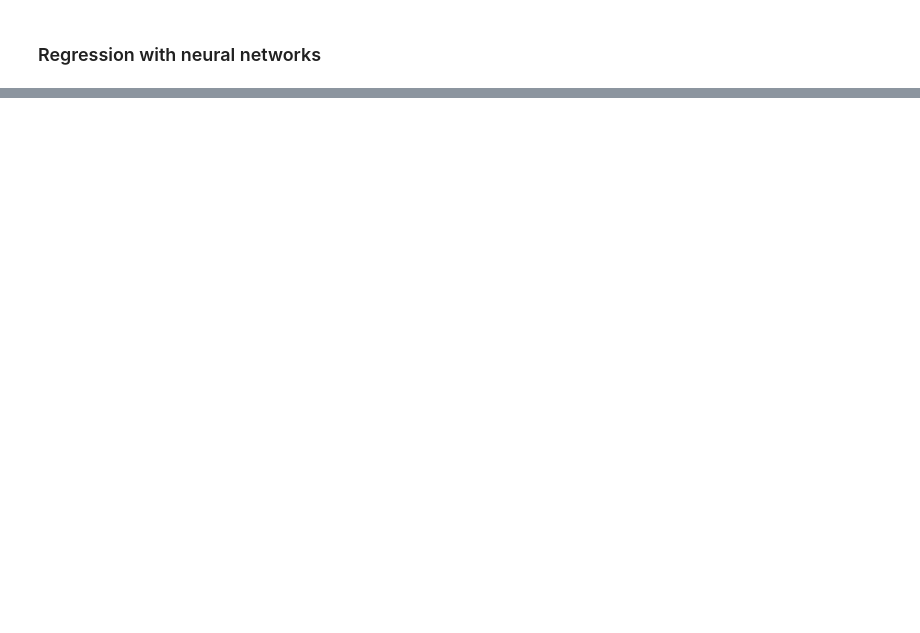
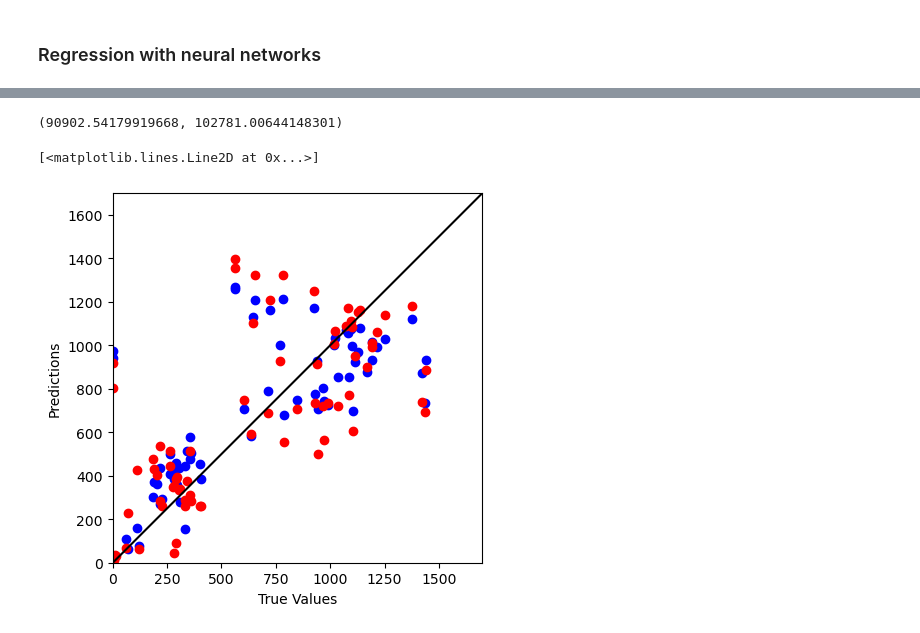
Before and after one commit to animeshmaiti/bike-regression, a Jupyter notebook: main.ipynb, the cells around one changed output, grey strips where cells are left out. Drawn from its saved outputs; the diff is of its cells as text; code cells hidden in the pictures; blank space fills up the shorter version.

```diff
--- a/main.ipynb
+++ b/main.ipynb
@@ -168,0 +218,3 @@ plt.show()
+# %%
+y_pred_lr = all_reg.predict(X_test_all)
+y_pred_nn = nn_model.predict(X_test_all)
@@ -168,0 +226,17 @@ plt.show()
+# %%
+MSE(y_pred_lr,y_test_all),MSE(y_pred_nn,y_test_all)
+# %% [output]
+(90902.54179919668, 102781.00644148301)
+# %%
+ax = plt.axes(aspect='equal')
+plt.scatter(y_test_all, y_pred_lr, label="Linear Regression", color="blue")
+plt.scatter(y_test_all, y_pred_nn, label="Neural Network", color="red")
+plt.xlabel('True Values')
+plt.ylabel('Predictions')
+lims = [0, 1700]
+plt.xlim(lims)
+plt.ylim(lims)
+plt.plot(lims, lims, color="black")
+# %% [output]
+[<matplotlib.lines.Line2D at 0x...>]
+[figure, added]
```
Also changed, not shown: parts of 17 cells of this notebook.
